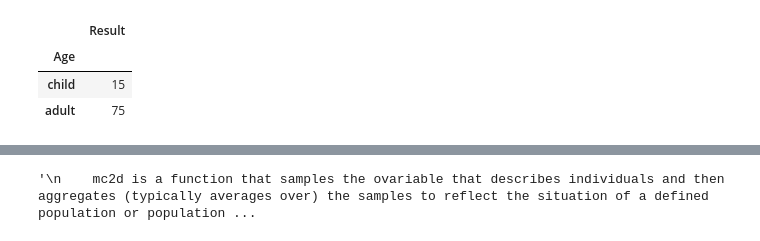
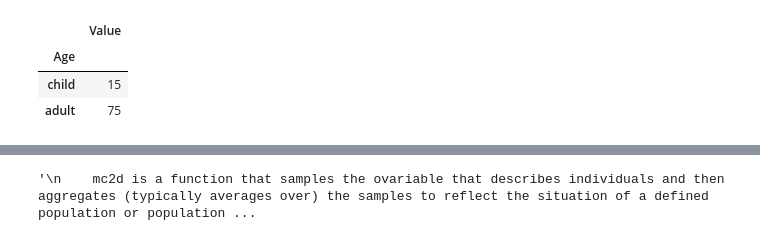
Before and after one commit to kausaltech/ghg-notebooks, a Jupyter notebook: hia_generic.ipynb, the cells around one changed output, grey strips where cells are left out. Cells and saved outputs as stored; diff of their text form; code cells hidden in the pictures.

```diff
--- a/hia_generic.ipynb
+++ b/hia_generic.ipynb
@@ -39,7 +47,7 @@ class Ovariable:
         if isinstance(other, Ovariable):
             df2 = other.content
         else:
-            df2 = pd.DataFrame([other],columns = ["Result"])
+            df2 = pd.DataFrame([other],columns = [VALUE_COLUMN])
 
         df1 = add_temporary_index(self.content)
         df2 = add_temporary_index(df2)
@@ -49,81 +57,78 @@ class Ovariable:
 
         return Ovariable(quantity = '', content = out)
 
-#    def clean(self):
-#        self.content = self.content.drop(['Result_x','Result_y'], axis='columns')
-#        self.content = self.content#.copy()
-#        return self
-
     def clean(self):
         df = self.content.reset_index()
-        keep = set(df.columns)- {0,'Result_x','Result_y'}
-        df = df[list(keep)].set_index(list(keep - {'Result'}))
-        self.content = df #.copy()
+        if FORECAST_x in df.columns:
+            df[FORECAST_COLUMN] = df[FORECAST_x]  | df[FORECAST_y]
+        keep = set(df.columns)- {0,VALUE_x,VALUE_y,FORECAST_x,FORECAST_y}
+        df = df[list(keep)].set_index(list(keep - {VALUE_COLUMN,FORECAST_COLUMN}))
+        self.content = df
         return self
 
     def __add__(self, other):
         out = self.merge(other)
-        out.content['Result'] = out.content['Result_x'] + out.content['Result_y']
+        out.content[VALUE_COLUMN] = out.content[VALUE_x] + out.content[VALUE_y]
         return out.clean()
 
     def __sub__(self, other):
         out = self.merge(other)
-        out.content['Result'] = out.content['Result_x'] - out.content['Result_y']
+        out.content[VALUE_COLUMN] = out.content[VALUE_x] - out.content[VALUE_y]
         return out.clean()
 
     def __mul__(self, other):
         out = self.merge(other)
-        out.content['Result'] = out.content['Result_x'] * out.content['Result_y']
+        out.content[VALUE_COLUMN] = out.content[VALUE_x] * out.content[VALUE_y]
         return out.clean()
 
     def __truediv__(self, other):
         out = self.merge(other)
-        out.content['Result'] = out.content['Result_x'] / out.content['Result_y']
+        out.content[VALUE_COLUMN] = out.content[VALUE_x] / out.content[VALUE_y]
         return out.clean()
 
     def __mod__(self, other):
         out = self.merge(other)
-        out.content['Result'] = out.content['Result_x'] % out.content['Result_y']
+        out.content[VALUE_COLUMN] = out.content[VALUE_x] % out.content[VALUE_y]
         return out.clean()
 
     def __pow__(self, other):
         out = self.merge(other)
-        out.content['Result'] = out.content['Result_x'] ** out.content['Result_y']
+        out.content[VALUE_COLUMN] = out.content[VALUE_x] ** out.content[VALUE_y]
         return out.clean()
 
     def __floordiv__(self, other):
         out = self.merge(other)
-        out.content['Result'] = out.content['Result_x'] // out.content['Result_y']
+        out.content[VALUE_COLUMN] = out.content[VALUE_x] // out.content[VALUE_y]
         return out.clean()
 
     def __lt__(self, other):
         out = self.merge(other)
-        out.content['Result'] = out.content['Result_x'] < out.content['Result_y']
+        out.content[VALUE_COLUMN] = out.content[VALUE_x] < out.content[VALUE_y]
         return out.clean()
 
     def __le__(self, other):
         out = self.merge(other)
-        out.content['Result'] = out.content['Result_x'] <= out.content['Result_y']
+        out.content[VALUE_COLUMN] = out.content[VALUE_x] <= out.content[VALUE_y]
         return out.clean()
 
     def __gt__(self, other):
         out = self.merge(other)
-        out.content['Result'] = out.content['Result_x'] > out.content['Result_y']
+        out.content[VALUE_COLUMN] = out.content[VALUE_x] > out.content[VALUE_y]
         return out.clean()
 
     def __ge__(self, other):
         out = self.merge(other)
-        out.content['Result'] = out.content['Result_x'] >= out.content['Result_y']
+        out.content[VALUE_COLUMN] = out.content[VALUE_x] >= out.content[VALUE_y]
         return out.clean()
 
     def __eq__(self, other):
         out = self.merge(other)
-        out.content['Result'] = out.content['Result_x'] == out.content['Result_y']
+        out.content[VALUE_COLUMN] = out.content[VALUE_x] == out.content[VALUE_y]
         return out.clean()
 
     def __ne__(self, other):
         out = self.merge(other)
-        out.content['Result'] = out.content['Result_x'] != out.content['Result_y']
+        out.content[VALUE_COLUMN] = out.content[VALUE_x] != out.content[VALUE_y]
         return out.clean()
 
     def log(self):
@@ -210,14 +232,14 @@ expo = Exposure(input_nodes=[consumption,concentration], name='pm_exposure', uni
 # %%
 # bw is the body weight
 
 bw = Ovariable('body_weight',
     content = pd.DataFrame({
         'Age':['child','adult'],
-        'Result':[15,75]
+        VALUE_COLUMN:[15,75]
     }).set_index('Age'))
 bw.content
 # %% [output]
-|  | Result |
+|  | Value |
 | Age |  |
 | child | 15 |
 | adult | 75 |
```
Also changed, not shown: parts of 19 cells of this notebook, 1 other file.
